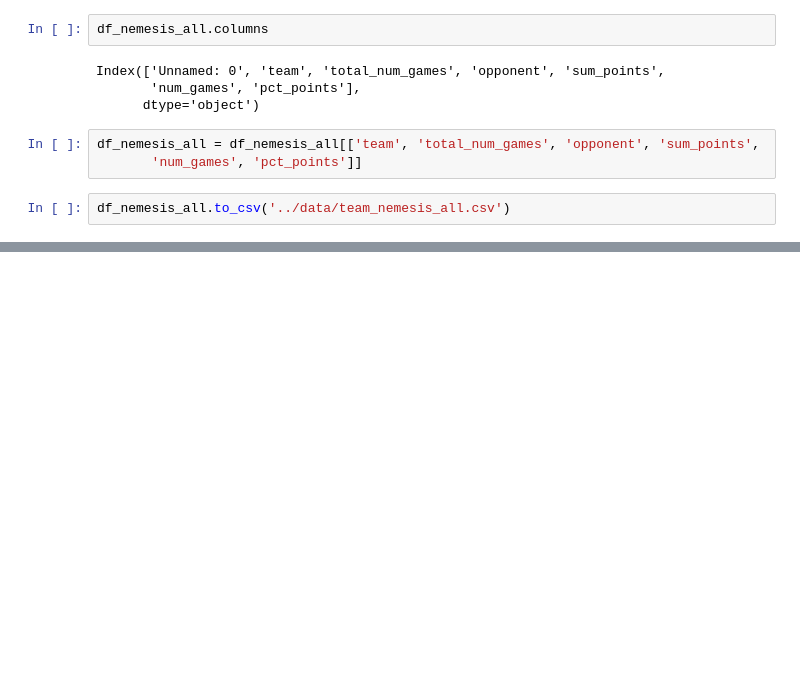
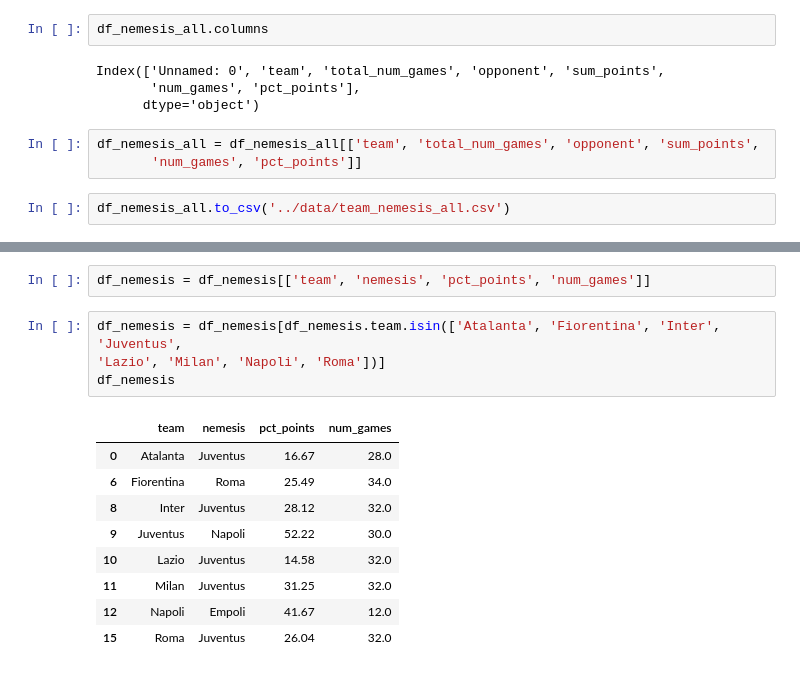
Before and after one commit to fabriziocominetti/football-analytics, a Jupyter notebook: team-nemesis/notebooks/team-nemesis.ipynb, the cells around one changed output, grey strips where cells are left out. Drawn from its saved outputs; the diff is of its cells as text; blank space fills up the shorter version.

```diff
--- a/team-nemesis/notebooks/team-nemesis.ipynb
+++ b/team-nemesis/notebooks/team-nemesis.ipynb
@@ -119,0 +309,16 @@ df_nemesis_all.to_csv('../data/team_nemesis_all.csv')
+# %%
+df_nemesis = df_nemesis[['team', 'nemesis', 'pct_points', 'num_games']]
+# %%
+df_nemesis = df_nemesis[df_nemesis.team.isin(['Atalanta', 'Fiorentina', 'Inter', 'Juventus',
+'Lazio', 'Milan', 'Napoli', 'Roma'])]
+df_nemesis
+# %% [output]
+|  | team | nemesis | pct_points | num_games |
+| 0 | Atalanta | Juventus | 16.67 | 28.0 |
+| 6 | Fiorentina | Roma | 25.49 | 34.0 |
+| 8 | Inter | Juventus | 28.12 | 32.0 |
+| 9 | Juventus | Napoli | 52.22 | 30.0 |
+| 10 | Lazio | Juventus | 14.58 | 32.0 |
+| 11 | Milan | Juventus | 31.25 | 32.0 |
+| 12 | Napoli | Empoli | 41.67 | 12.0 |
+| 15 | Roma | Juventus | 26.04 | 32.0 |
```
Also changed, not shown: parts of 36 cells of this notebook, 4 other files.
